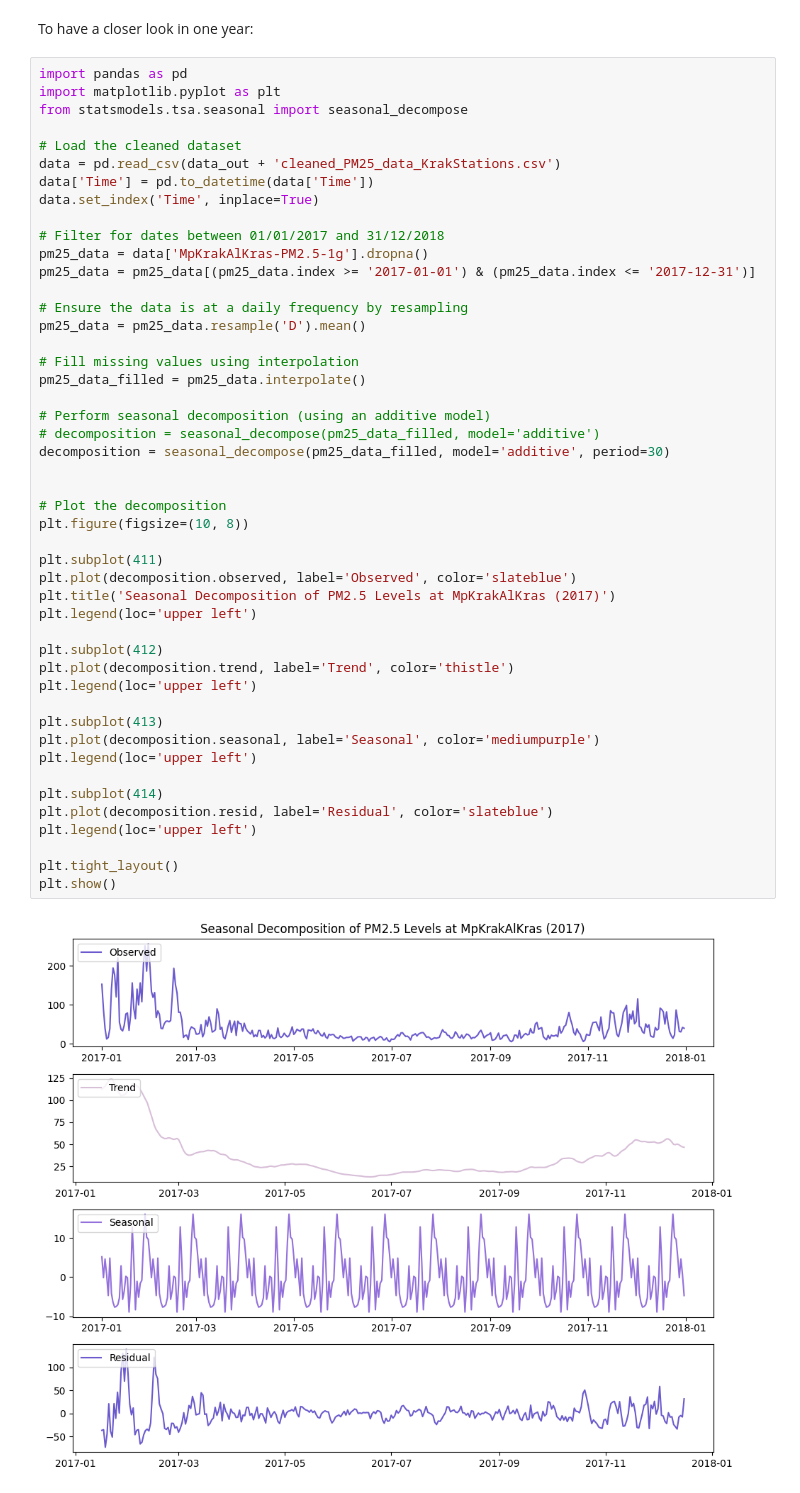
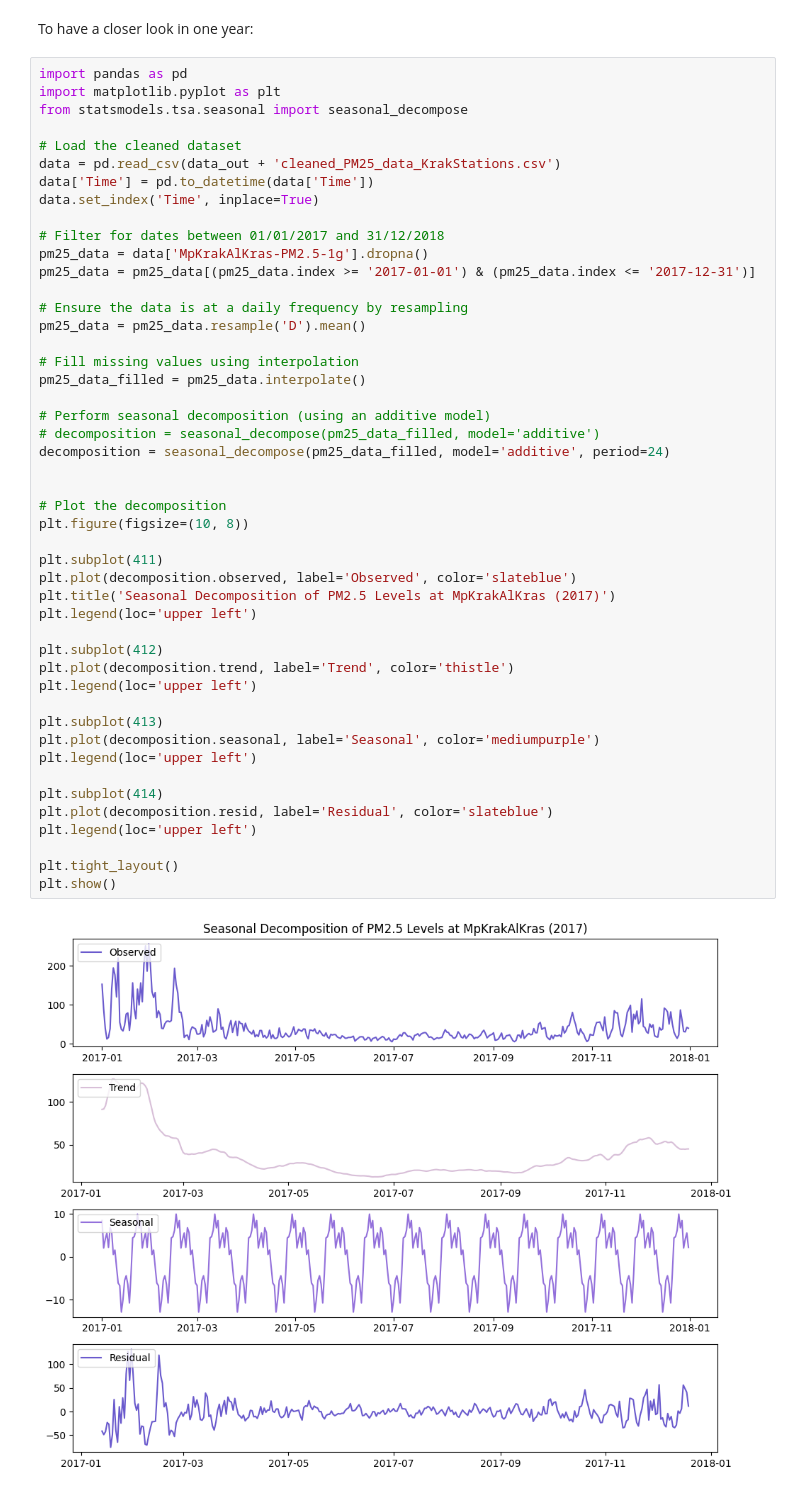
Before and after one commit to mina-naseh/environmental-data-analysis, a Jupyter notebook: Frania_Naseh_Project1.ipynb, the cells around one changed output. Cells and saved outputs as stored; diff of their text form.

```diff
--- a/Frania_Naseh_Project1.ipynb
+++ b/Frania_Naseh_Project1.ipynb
@@ -963,32 +963,32 @@ pm25_data = pm25_data.resample('D').mean()
 # Fill missing values using interpolation
 pm25_data_filled = pm25_data.interpolate()
 
 # Perform seasonal decomposition (using an additive model)
 # decomposition = seasonal_decompose(pm25_data_filled, model='additive')
-decomposition = seasonal_decompose(pm25_data_filled, model='additive', period=30)
+decomposition = seasonal_decompose(pm25_data_filled, model='additive', period=24)
 
 
 # Plot the decomposition
 plt.figure(figsize=(10, 8))
 
 plt.subplot(411)
 plt.plot(decomposition.observed, label='Observed', color='slateblue')
 plt.title('Seasonal Decomposition of PM2.5 Levels at MpKrakAlKras (2017)')
 plt.legend(loc='upper left')
 
 plt.subplot(412)
 plt.plot(decomposition.trend, label='Trend', color='thistle')
 plt.legend(loc='upper left')
 
 plt.subplot(413)
 plt.plot(decomposition.seasonal, label='Seasonal', color='mediumpurple')
 plt.legend(loc='upper left')
 
 plt.subplot(414)
 plt.plot(decomposition.resid, label='Residual', color='slateblue')
 plt.legend(loc='upper left')
 
 plt.tight_layout()
 plt.show()
 # %% [output]
-[figure, old version]
+[figure, new version]
```
Also changed, not shown: parts of 1 cell of this notebook, 6 other files.
